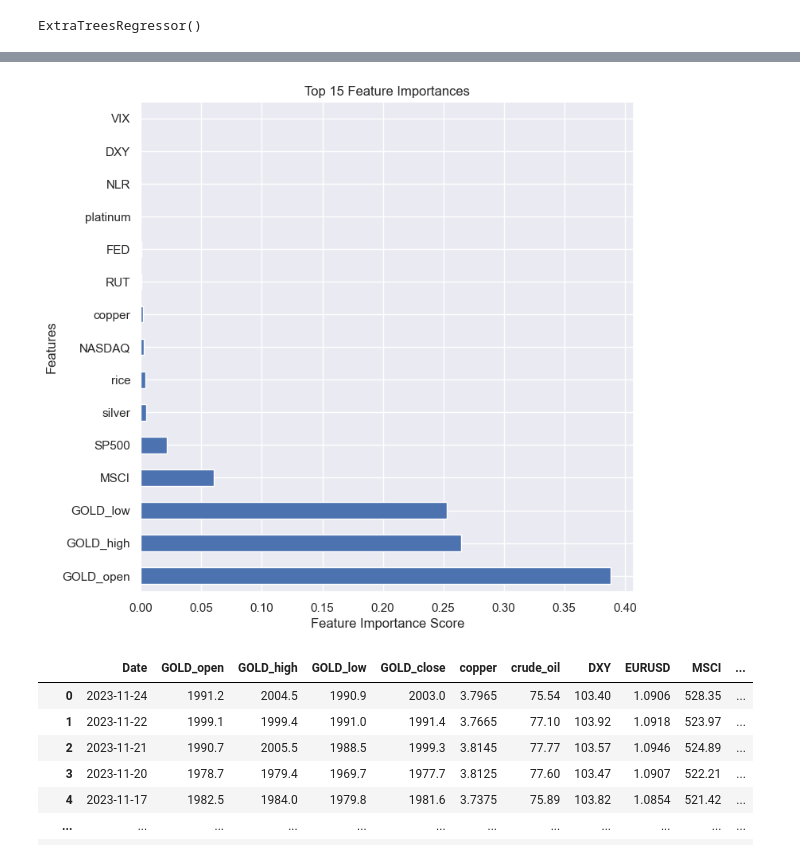
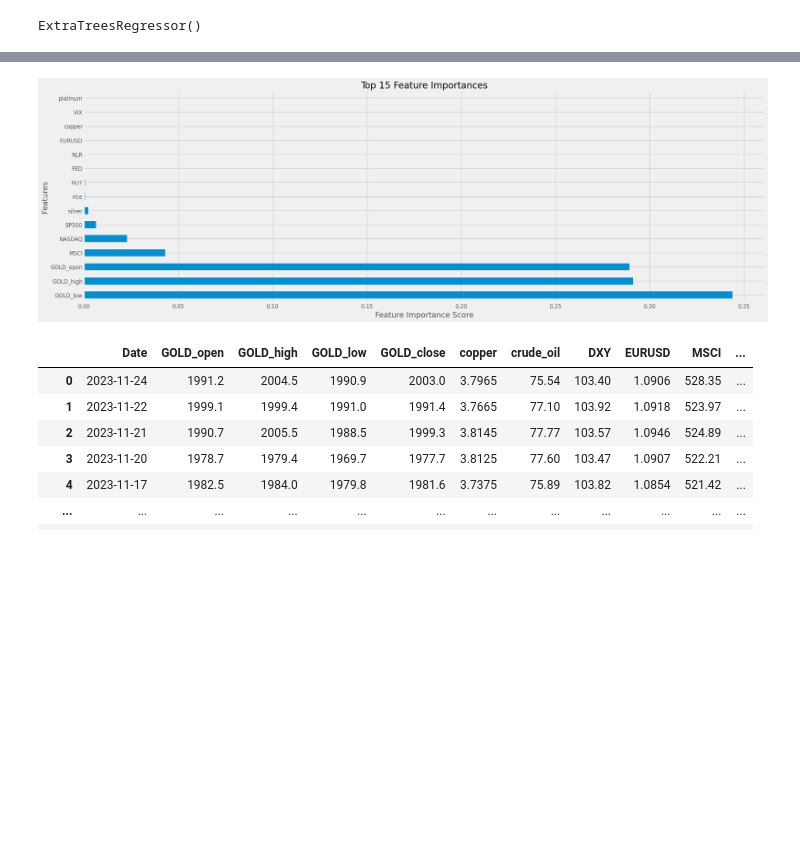
Before and after one commit to lavibula/GoldPricePrediction, a Jupyter notebook: data/data_preparation/merge_data.ipynb, the cells around one changed output, grey strips where cells are left out. Saved outputs shown, nothing was run; the diff lists cells and outputs as text; code cells hidden in the pictures; blank space fills up the shorter version.

```diff
--- a/data/data_preparation/merge_data.ipynb
+++ b/data/data_preparation/merge_data.ipynb
@@ -221,10 +282,10 @@ dtype: int64
 # %%
 # plot the distribution of missing values by 24 features
 null_ratio = (null_count_arr.sort_values(ascending=False)[:24]/df.shape[0])*100
+plt.style.use('fivethirtyeight')
 plt.figure(figsize=(10,5))
 plt.xticks(rotation='vertical')
 sns.barplot(x = null_ratio.index, y = null_ratio)
 plt.xlabel('Features', fontsize = 15)
 plt.ylabel('Missing Values (%)', fontsize = 5)
-plt.title('Percentage of Missing Values by Features', fontsize = 15)
 # %% [output]
@@ -329,8 +390,8 @@ dtype: int64
 # %% [markdown]
 ### Distribution of Columns
 # %%
-fig = plt.figure(figsize=(12, 12))
-
+fig = plt.figure(figsize=(24, 12))
+plt.style.use('fivethirtyeight')
 fig.suptitle('Distribution of data across column')
 temp = merged_data.drop("Date", axis=1).columns.tolist()
 
@@ -349,6 +410,7 @@ plt.show()
 ## 3. Correlation Analysis
 # %%
 ds = merged_data.set_index('Date')
+plt.style.use('fivethirtyeight')
 sns.heatmap(ds.corr(), cmap="RdBu")
 # %% [output]
 <Axes: >
@@ -367,7 +429,8 @@ Number of numerical fields:  18
 # %% [markdown]
 ### Handling Outliers
 # %%
-fig = plt.figure(figsize=(8, 8))
+fig = plt.figure(figsize=(12, 8))
+plt.style.use('fivethirtyeight')
 temp = merged_data.drop("Date", axis=1).columns.tolist()
 cols = 3
 rows = (len(temp) + cols - 1) // cols
@@ -418,17 +481,17 @@ print(feat_selection.feature_importances_)
 # %%
 feat_importances = pd.Series(feat_selection.feature_importances_, index=X.columns)
 
 # Set the figure size
-plt.figure(figsize=(8, 8))
-
+plt.figure(figsize=(24, 8))
+plt.style.use('fivethirtyeight')
 # Plot the horizontal bar chart
 feat_importances.nlargest(15).plot(kind='barh')
 plt.xlabel('Feature Importance Score')
 plt.ylabel('Features')
 plt.title('Top 15 Feature Importances')
 plt.show()
 # %% [output]
-[figure, old version]
+[figure, new version]
 # %%
 merged_data
 # %% [output]
```
Also changed, not shown: parts of 15 cells of this notebook, 2 other files.
